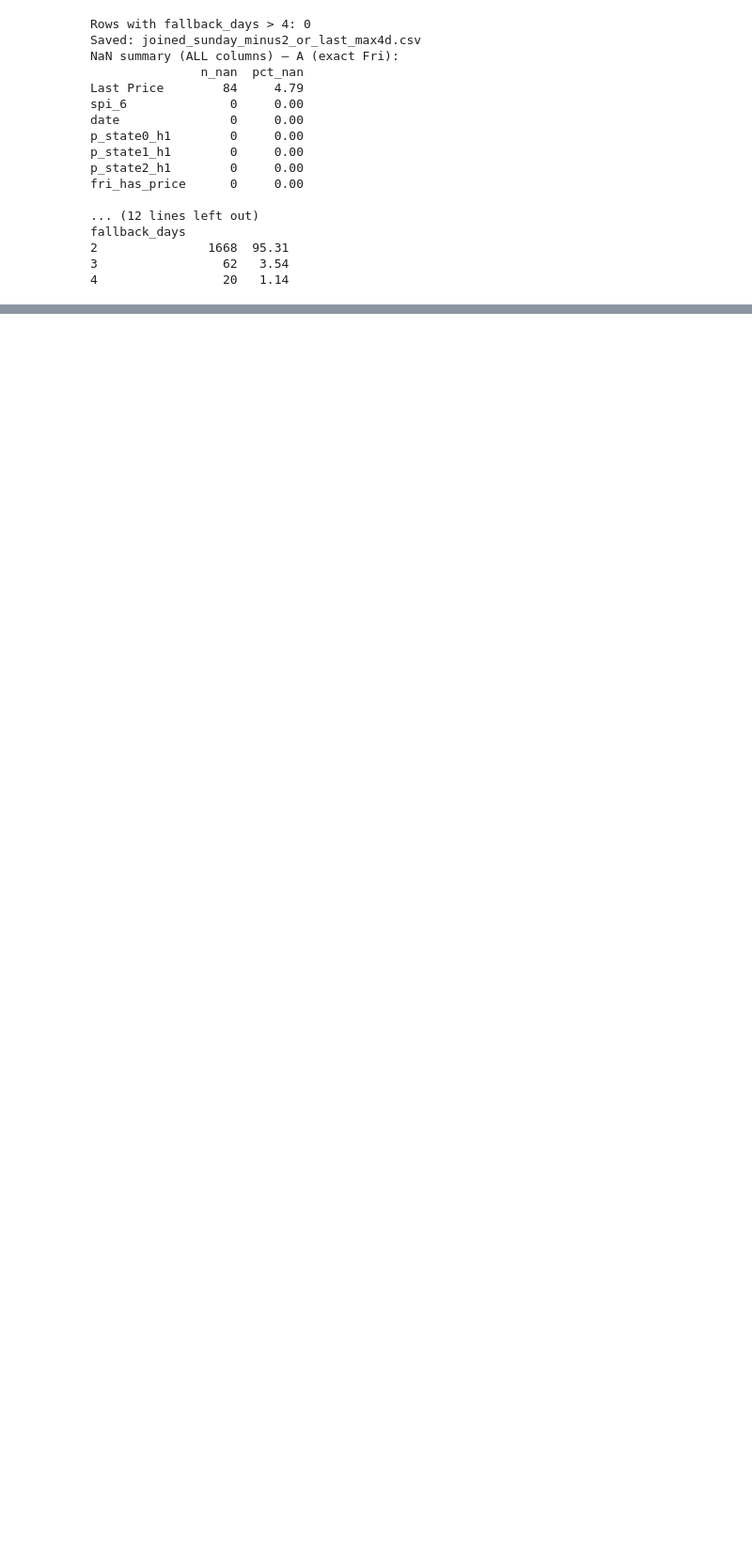
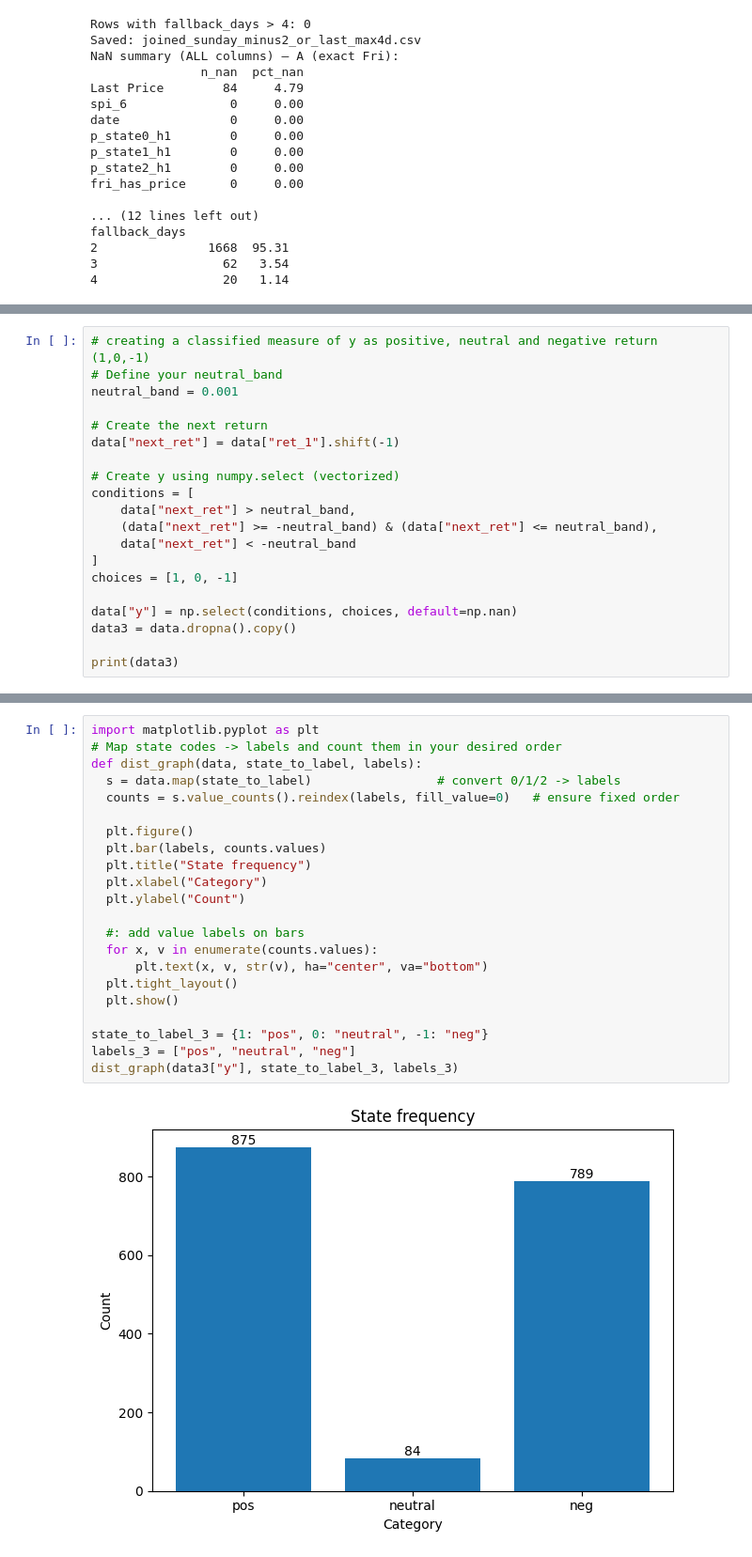
Before and after one commit to anajaz/Incorporating-HMM-for-drough-probability-into-a-LSTM-for-corn-price-prediction, a Jupyter notebook: data_analysis_for_prediction_models.ipynb, the cells around one changed output, grey strips where cells are left out. Shown: that part at 94% size. Cells and saved outputs as stored; diff of their text form; blank space fills up the shorter version.

```diff
--- a/data_analysis_for_prediction_models.ipynb
+++ b/data_analysis_for_prediction_models.ipynb
@@ -240,0 +237,20 @@ print("\nClassification report:\n", classification_report(y_test, y_pred))
+# %%
+# creating a classified measure of y as positive, neutral and negative return (1,0,-1)
+# Define your neutral_band
+neutral_band = 0.001
+
+# Create the next return
+data["next_ret"] = data["ret_1"].shift(-1)
+
+# Create y using numpy.select (vectorized)
+conditions = [
+    data["next_ret"] > neutral_band,
+    (data["next_ret"] >= -neutral_band) & (data["next_ret"] <= neutral_band),
+    data["next_ret"] < -neutral_band
+]
+choices = [1, 0, -1]
+
+data["y"] = np.select(conditions, choices, default=np.nan)
+data3 = data.dropna().copy()
+
+print(data3)
@@ -240,0 +275,24 @@ print("\nClassification report:\n", classification_report(y_test, y_pred))
+# %%
+import matplotlib.pyplot as plt
+# Map state codes -> labels and count them in your desired order
+def dist_graph(data, state_to_label, labels):
+  s = data.map(state_to_label)                 # convert 0/1/2 -> labels
+  counts = s.value_counts().reindex(labels, fill_value=0)   # ensure fixed order
+
+  plt.figure()
+  plt.bar(labels, counts.values)
+  plt.title("State frequency")
+  plt.xlabel("Category")
+  plt.ylabel("Count")
+
+  #: add value labels on bars
+  for x, v in enumerate(counts.values):
+      plt.text(x, v, str(v), ha="center", va="bottom")
+  plt.tight_layout()
+  plt.show()
+
+state_to_label_3 = {1: "pos", 0: "neutral", -1: "neg"}
+labels_3 = ["pos", "neutral", "neg"]
+dist_graph(data3["y"], state_to_label_3, labels_3)
+# %% [output]
+[figure, added]
```
Also changed, not shown: parts of 17 cells of this notebook.
